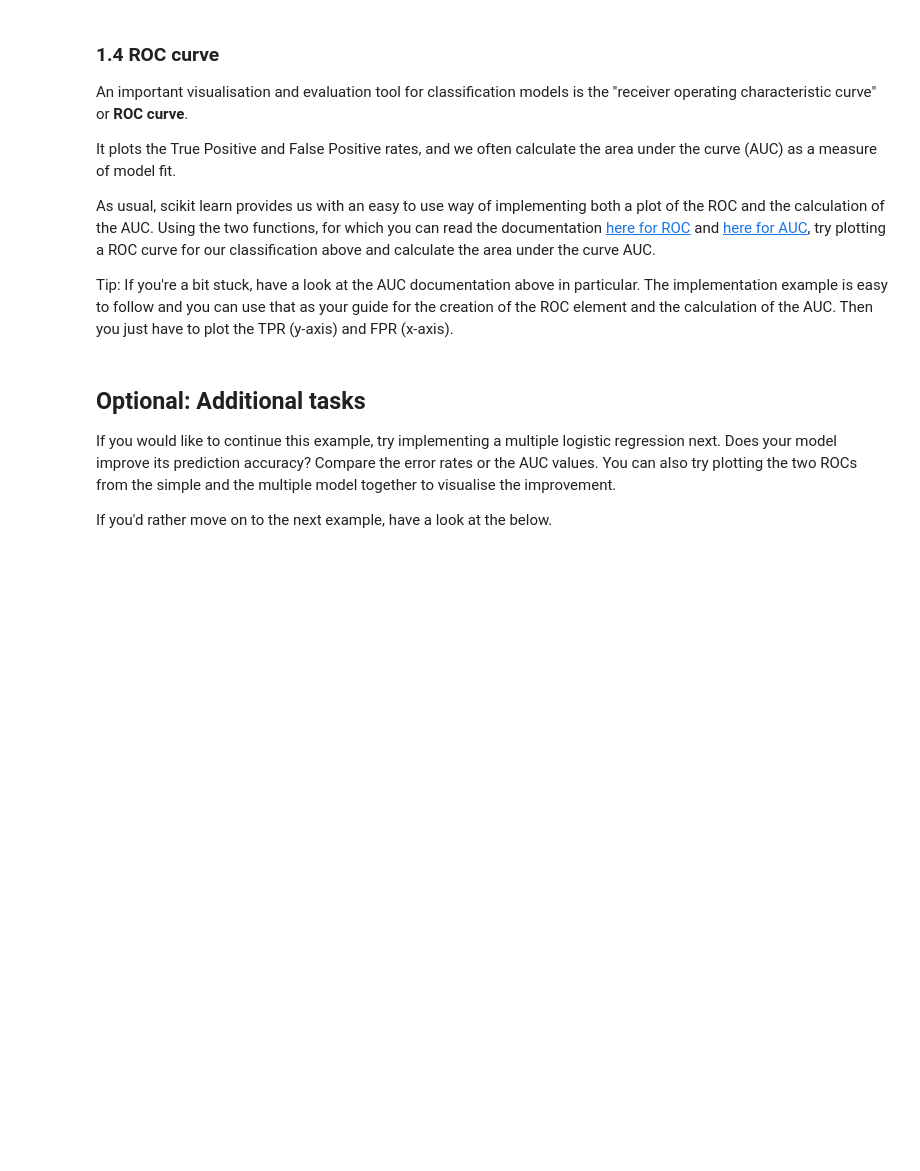
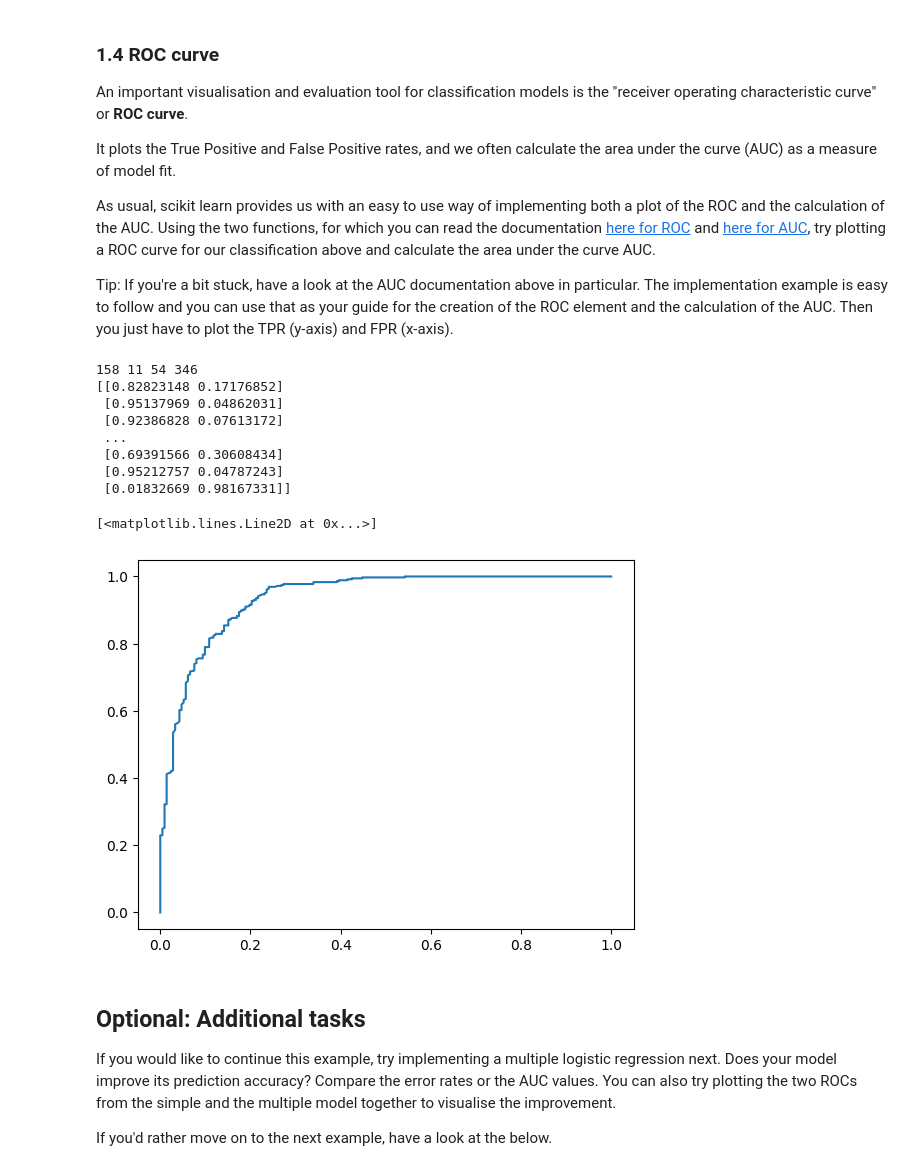
Before and after one commit to REDhawC/EDI_BUSANA, a Jupyter notebook: Predictive Analytics and Modelling of Data/coding_problems/PAMD_Week4.ipynb, the cells around one changed output. Cells and saved outputs as stored; diff of their text form; code cells hidden in the pictures; blank space fills up the shorter version.

```diff
--- a/Predictive Analytics and Modelling of Data/coding_problems/PAMD_Week4.ipynb
+++ b/Predictive Analytics and Modelling of Data/coding_problems/PAMD_Week4.ipynb
@@ -132,30 +170,35 @@ They can all be calculated using the values acquired above. I will demonstrate t
 # %%
 # Get values from our confusion_matrix function using ravel()
 
-TP,FP,FN,TN = confusion_matrix(prediction, y_class.values).ravel()
+TP, FP, FN, TN = confusion_matrix(predictions, y_class).ravel()
 
-def calculate_accuracy(TP,FP,FN,TN):
+
+def calculate_accuracy(TP, FP, FN, TN):
     acc = 0
-    acc = (TP+TN)/(TP+FP+FN+TN)
+    acc = (TP + TN) / (TP + FP + FN + TN)
     return acc
 
-def calculate_recall(TP,FP,FN,TN):
+
+def calculate_recall(TP, FP, FN, TN):
     recall = 0
-    recall = (TP)/(TP+FN)
+    recall = (TP) / (TP + FN)
     return recall
 
-def calculate_specificity(TP,FP,FN,TN):
+
+def calculate_specificity(TP, FP, FN, TN):
     spec = 0
-    spec = (TN)/(TN+FP)
+    spec = (TN) / (TN + FP)
     return spec
 
-def calculate_precision(TP,FP,FN,TN):
+
+def calculate_precision(TP, FP, FN, TN):
     prec = 0
-    prec = (TP)/(TP+FP)
+    prec = (TP) / (TP + FP)
     return prec
 
-print('Accuracy '+str(calculate_accuracy(TP,FP,FN,TN)))
-print('Recall '+str(calculate_recall(TP,FP,FN,TN)))
-print('Precision '+str(calculate_precision(TP,FP,FN,TN)))
-print('Specificity '+str(calculate_specificity(TP,FP,FN,TN)))
+
+print("Accuracy " + str(calculate_accuracy(TP, FP, FN, TN)))
+print("Recall " + str(calculate_recall(TP, FP, FN, TN)))
+print("Precision " + str(calculate_precision(TP, FP, FN, TN)))
+print("Specificity " + str(calculate_specificity(TP, FP, FN, TN)))
 # %% [output]
@@ -183,3 +224,22 @@ from sklearn.metrics import roc_curve as roc
+# %%
+print(TP, FP, FN, TN)
+y_scores = logModel.predict_proba(X_class)
+print(y_scores)
+
+rocValues = roc(y_class, y_scores[:, 1])
+falsePositiveRate, truePositiveRate = rocValues[0], rocValues[1]
+plt.plot(falsePositiveRate, truePositiveRate)
+# %% [output]
+158 11 54 346
+[[0.82823148 0.17176852]
+ [0.95137969 0.04862031]
+ [0.92386828 0.07613172]
+ ...
+ [0.69391566 0.30608434]
+ [0.95212757 0.04787243]
+ [0.01832669 0.98167331]]
+[<matplotlib.lines.Line2D at 0x...>]
+[figure, added]
 # %% [markdown]
 ## Optional: Additional tasks
 
```
Also changed, not shown: parts of 7 cells of this notebook, 43 other files.
